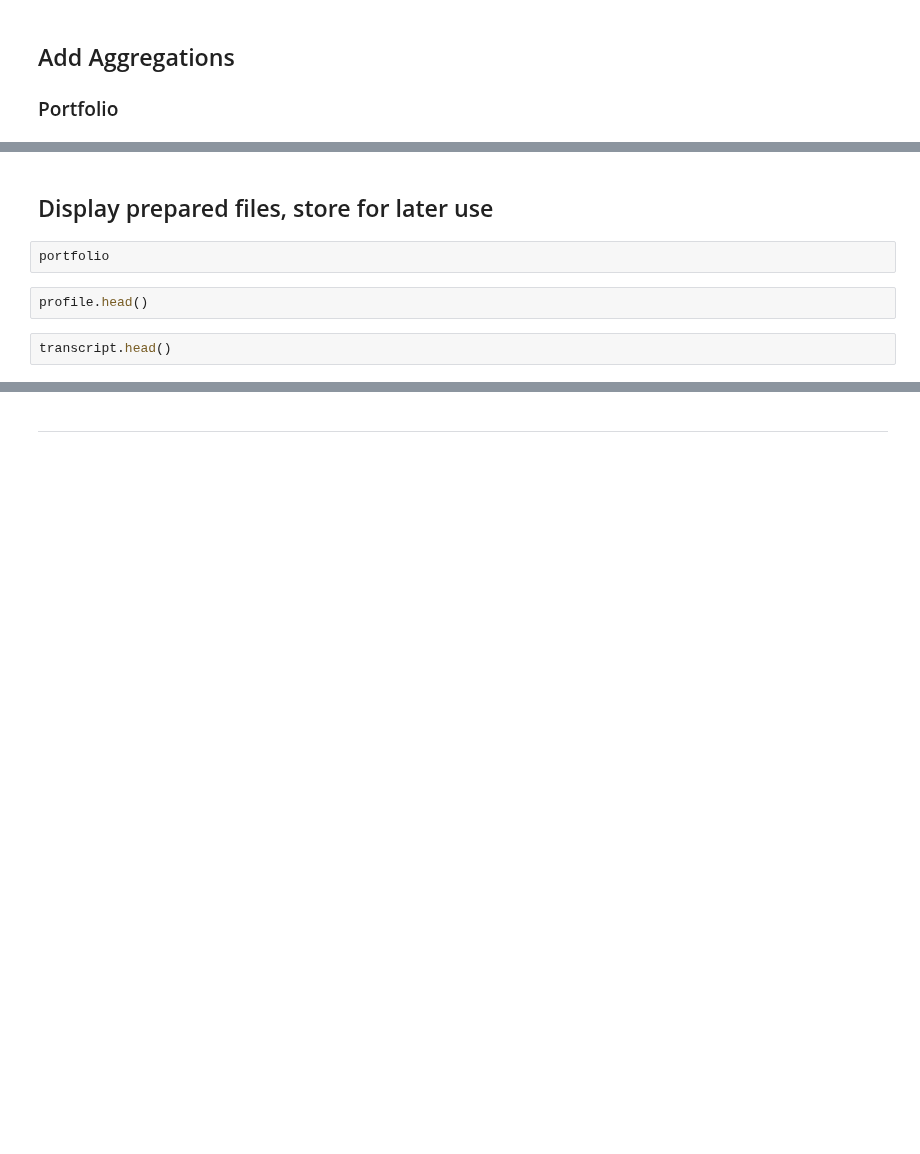
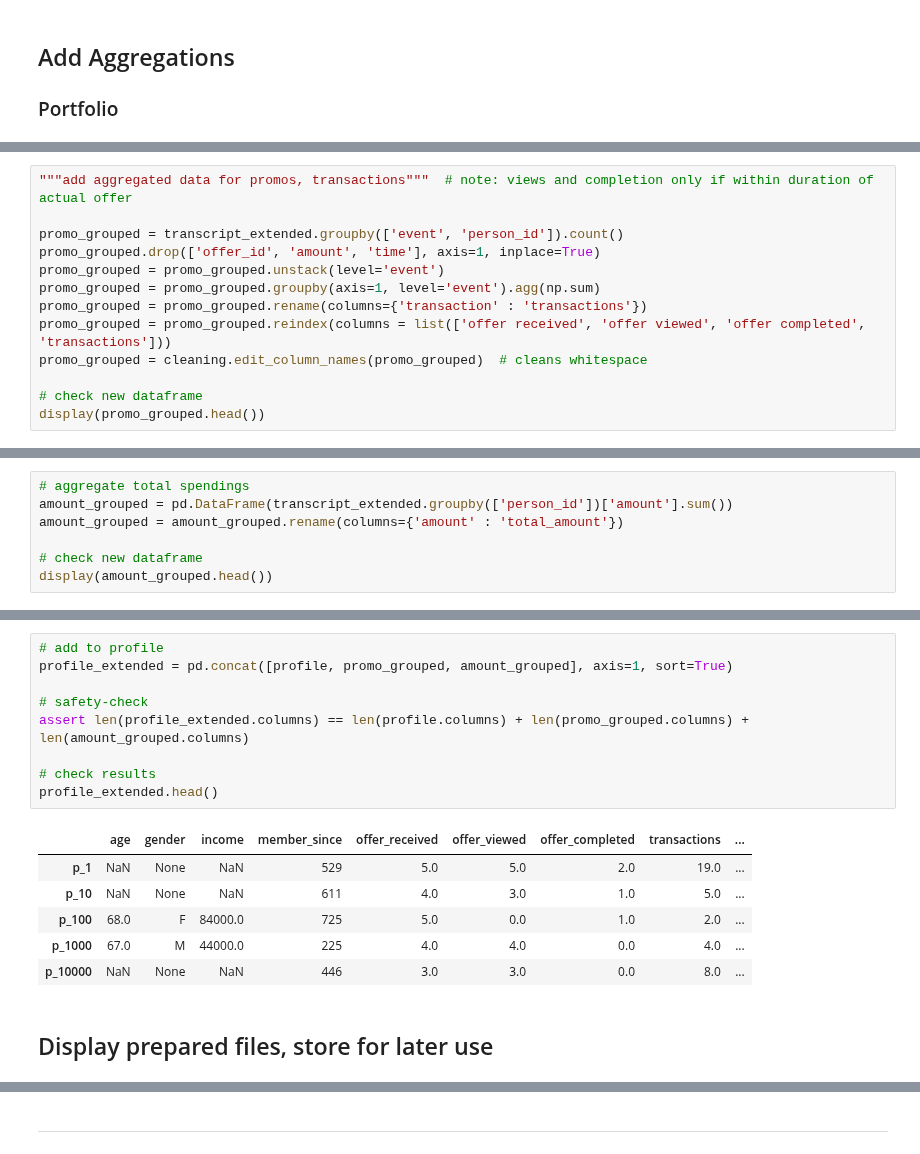
Before and after one commit to rbuerki/segmentation-challenge-starbucks, a Jupyter notebook: 1-data_prep.ipynb, the cells around one changed output, grey strips where cells are left out. Drawn from its saved outputs; the diff is of its cells as text; blank space fills up the shorter version.

```diff
--- a/1-data_prep.ipynb
+++ b/1-data_prep.ipynb
@@ -643,0 +651,13 @@ portfolio
+# %%
+"""add aggregated data for promos, transactions"""  # note: views and completion only if within duration of actual offer
+
+promo_grouped = transcript_extended.groupby(['event', 'person_id']).count()
+promo_grouped.drop(['offer_id', 'amount', 'time'], axis=1, inplace=True)
+promo_grouped = promo_grouped.unstack(level='event')
+promo_grouped = promo_grouped.groupby(axis=1, level='event').agg(np.sum)
+promo_grouped = promo_grouped.rename(columns={'transaction' : 'transactions'})
+promo_grouped = promo_grouped.reindex(columns = list(['offer received', 'offer viewed', 'offer completed', 'transactions']))
+promo_grouped = cleaning.edit_column_names(promo_grouped)  # cleans whitespace
+
+# check new dataframe
+display(promo_grouped.head())
@@ -643,0 +672,7 @@ portfolio
+# %%
+# aggregate total spendings
+amount_grouped = pd.DataFrame(transcript_extended.groupby(['person_id'])['amount'].sum())
+amount_grouped = amount_grouped.rename(columns={'amount' : 'total_amount'})
+
+# check new dataframe
+display(amount_grouped.head())
@@ -644,11 +687,21 @@ portfolio
+# %%
+# add to profile
+profile_extended = pd.concat([profile, promo_grouped, amount_grouped], axis=1, sort=True)
+
+# safety-check
+assert len(profile_extended.columns) == len(profile.columns) + len(promo_grouped.columns) + len(amount_grouped.columns)
+
+# check results
+profile_extended.head()
+# %% [output]
+|  | age | gender | income | member_since | offer_received | offer_viewed | offer_completed | transactions | ... |
+| p_1 | NaN | None | NaN | 529 | 5.0 | 5.0 | 2.0 | 19.0 | ... |
+| p_10 | NaN | None | NaN | 611 | 4.0 | 3.0 | 1.0 | 5.0 | ... |
+| p_100 | 68.0 | F | 84000.0 | 725 | 5.0 | 0.0 | 1.0 | 2.0 | ... |
+| p_1000 | 67.0 | M | 44000.0 | 225 | 4.0 | 4.0 | 0.0 | 4.0 | ... |
+| p_10000 | NaN | None | NaN | 446 | 3.0 | 3.0 | 0.0 | 8.0 | ... |
 # %% [markdown]
 ## Display prepared files, store for later use
-# %%
-portfolio
-# %%
-profile.head()
-# %%
-transcript.head()
 # %%
 # safe cleaned data
 
```
Also changed, not shown: parts of 12 cells of this notebook, 3 other files.
